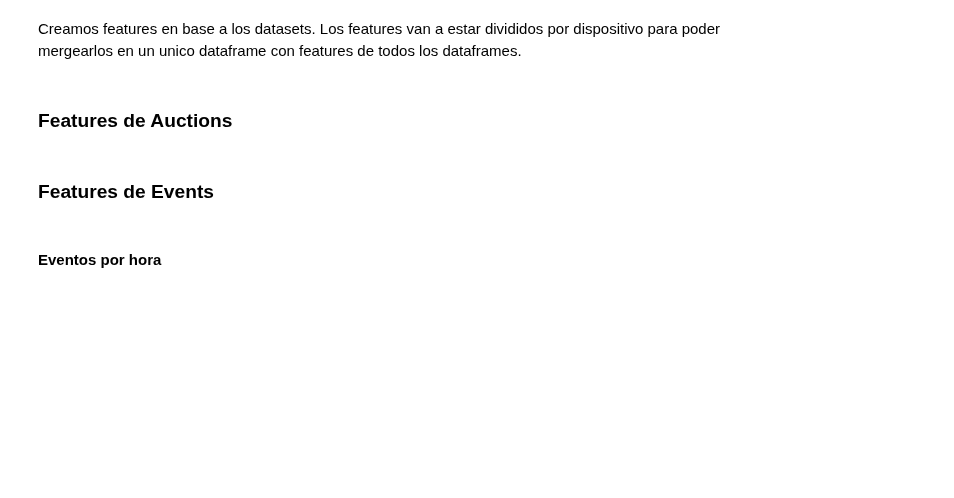
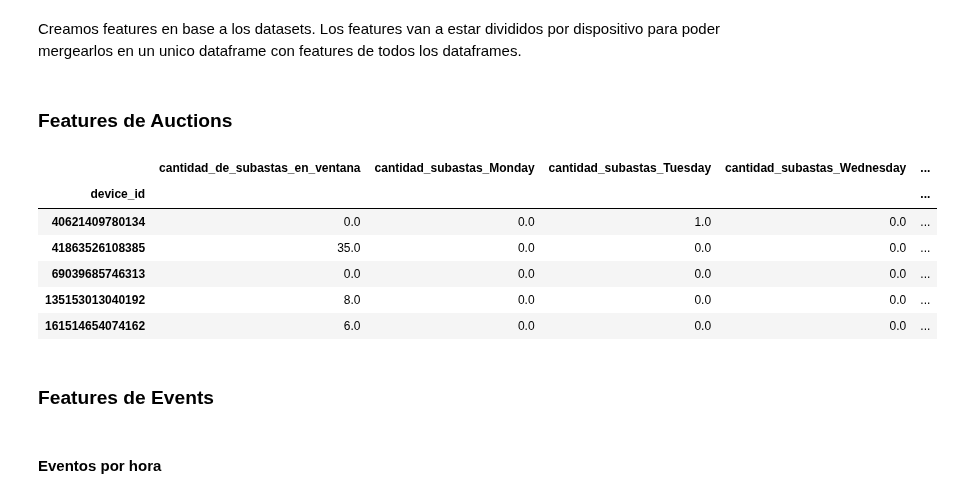
Before and after one commit to alepenaa94/Datos_2019_tp2, a Jupyter notebook: Algoritmos_ML/pruebaASD.ipynb, the cells around one changed output. Drawn from its saved outputs; the diff is of its cells as text; code cells hidden in the pictures; blank space fills up the shorter version.

```diff
--- a/Algoritmos_ML/pruebaASD.ipynb
+++ b/Algoritmos_ML/pruebaASD.ipynb
@@ -110,6 +110,16 @@ features_auctions_v2 = features_auctions_v2.fillna(0)
 features_auctions_v3 = features_auctions_v3.fillna(0)
 features_auctions_v4 = features_auctions_v4.fillna(0)
 features_auctions_v5 = features_auctions_v5.fillna(0)
+# %%
+features_auctions_v1.head()
+# %% [output]
+|  | cantidad_de_subastas_en_ventana | cantidad_subastas_Monday | cantidad_subastas_Tuesday | cantidad_subastas_Wednesday | ... |
+| device_id |  |  |  |  | ... |
+| 40621409780134 | 0.0 | 0.0 | 1.0 | 0.0 | ... |
+| 41863526108385 | 35.0 | 0.0 | 0.0 | 0.0 | ... |
+| 69039685746313 | 0.0 | 0.0 | 0.0 | 0.0 | ... |
+| 135153013040192 | 8.0 | 0.0 | 0.0 | 0.0 | ... |
+| 161514654074162 | 6.0 | 0.0 | 0.0 | 0.0 | ... |
 # %% [markdown]
 ### Features de Events
 # %%
```
Also changed, not shown: parts of 54 cells of this notebook.
